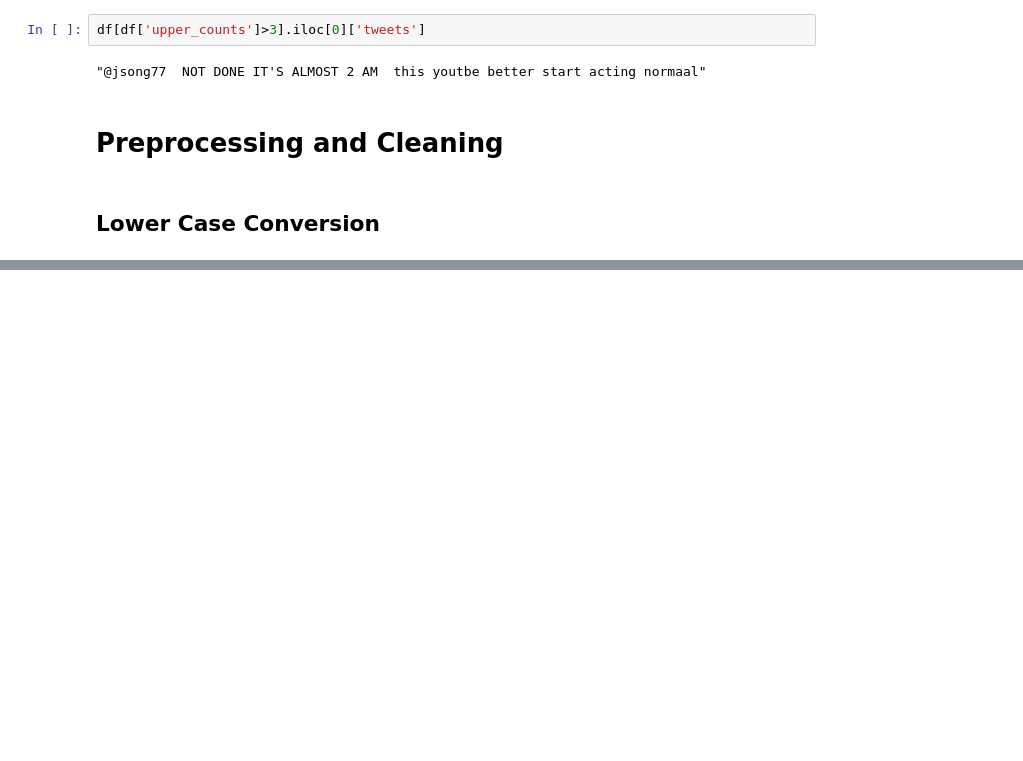
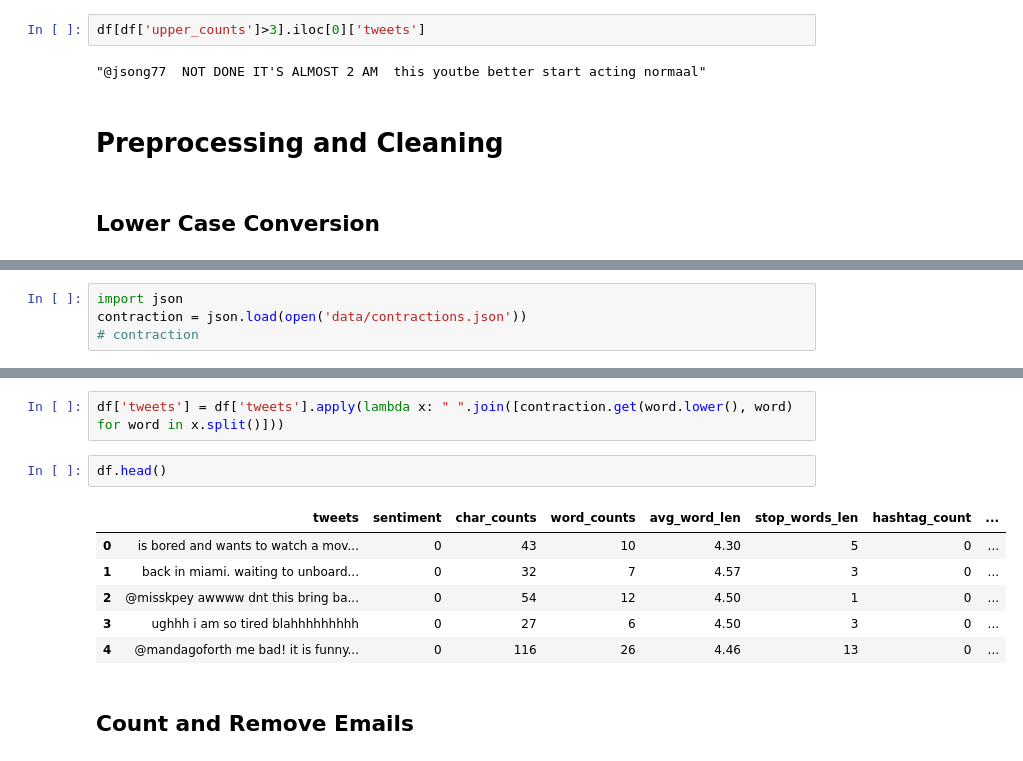
Before and after one commit to udityamerit/Natural-Language-Processing-Mastery-in-Python, a Jupyter notebook: 05 Complete Text Processing In NLP/Complete Text Processing.ipynb, the cells around one changed output, grey strips where cells are left out. Drawn from its saved outputs; the diff is of its cells as text; blank space fills up the shorter version.

```diff
--- a/05 Complete Text Processing In NLP/Complete Text Processing.ipynb
+++ b/05 Complete Text Processing In NLP/Complete Text Processing.ipynb
@@ -187,0 +204,4 @@ df[df['upper_counts']>3].iloc[0]['tweets']
+# %%
+import json
+contraction = json.load(open('data/contractions.json'))
+# contraction
@@ -187,0 +221,13 @@ df[df['upper_counts']>3].iloc[0]['tweets']
+# %%
+df['tweets'] = df['tweets'].apply(lambda x: " ".join([contraction.get(word.lower(), word) for word in x.split()]))
+# %%
+df.head()
+# %% [output]
+|  | tweets | sentiment | char_counts | word_counts | avg_word_len | stop_words_len | hashtag_count | ... |
+| 0 | is bored and wants to watch a mov... | 0 | 43 | 10 | 4.30 | 5 | 0 | ... |
+| 1 | back in miami. waiting to unboard... | 0 | 32 | 7 | 4.57 | 3 | 0 | ... |
+| 2 | @misskpey awwww dnt this bring ba... | 0 | 54 | 12 | 4.50 | 1 | 0 | ... |
+| 3 | ughhh i am so tired blahhhhhhhhh | 0 | 27 | 6 | 4.50 | 3 | 0 | ... |
+| 4 | @mandagoforth me bad! it is funny... | 0 | 116 | 26 | 4.46 | 13 | 0 | ... |
+# %% [markdown]
+## Count and Remove Emails
```
Also changed, not shown: parts of 32 cells of this notebook, 2 other files.
